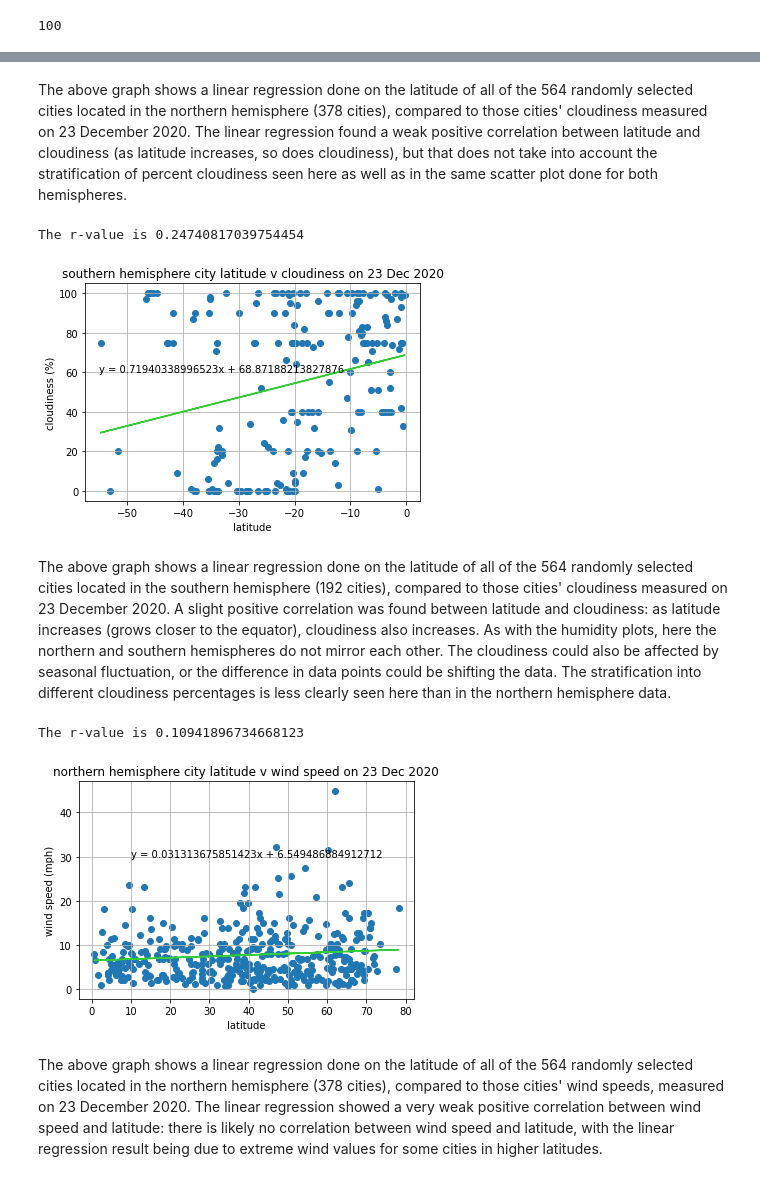
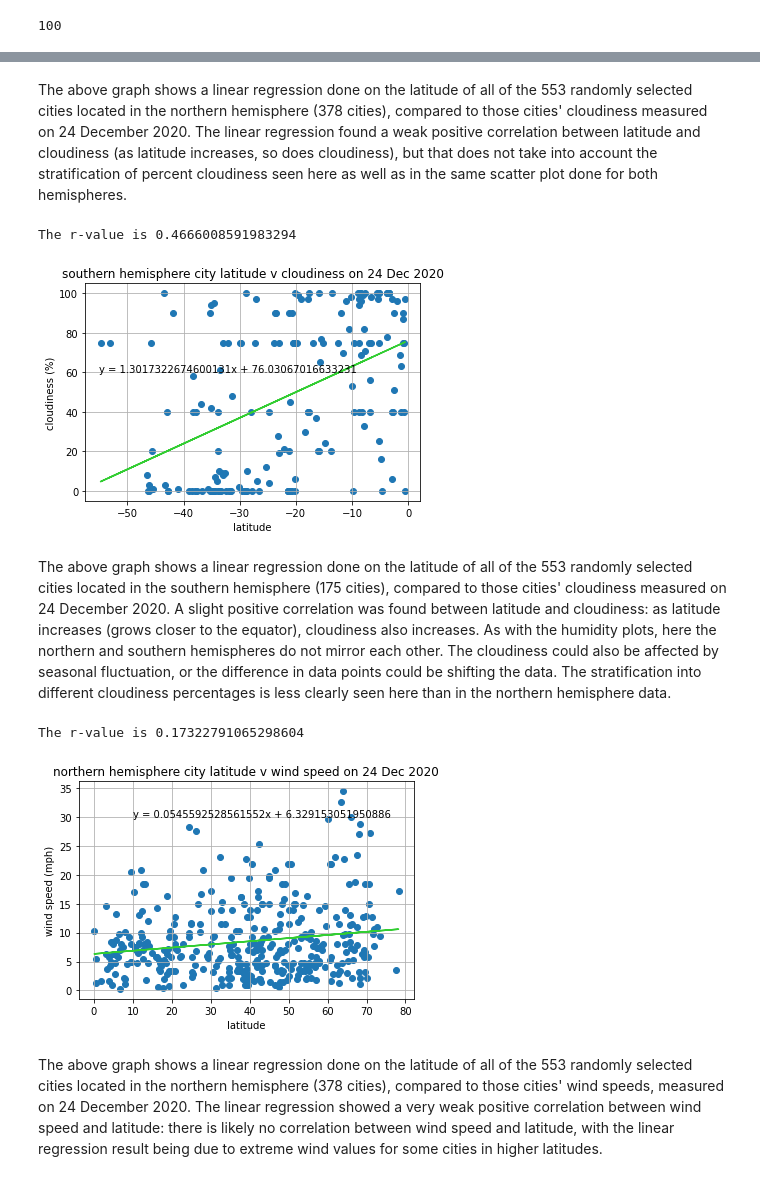
Before and after one commit to sarahDH615/python-api-challenge, a Jupyter notebook: weatherpy/weatherpy.ipynb, the cells around one changed output, grey strips where cells are left out. Saved outputs shown, nothing was run; the diff lists cells and outputs as text; code cells hidden in the pictures.

Commit message:
redid outputs, heatmap for vacationpy

```diff
--- a/weatherpy/weatherpy.ipynb
+++ b/weatherpy/weatherpy.ipynb
@@ -148,7 +144,7 @@ print(len(country_codes))
 weather_data_df = pd.DataFrame({'city_name': cities_w_data,
                                 'lat': lats_data,
                                 'long': longs_data,
-                                'temp': temps,
+                                'max_temp': temps,
                                 'cloudiness': cnesses,
                                 'humidity': hums,
                                 'wind_speed': wspeeds,
@@ -393,5 +389,5 @@ The r-value is 0.23446471939169508
 # %% [markdown]
-The above graph shows a linear regression done on the latitude of all of the 564 randomly selected cities located in the northern hemisphere (378 cities), compared to those cities' cloudiness measured on 23 December 2020. The linear regression found a weak positive correlation between latitude and cloudiness (as latitude increases, so does cloudiness), but that does not take into account the stratification of percent cloudiness seen here as well as in the same scatter plot done for both hemispheres.
+The above graph shows a linear regression done on the latitude of all of the 553 randomly selected cities located in the northern hemisphere (378 cities), compared to those cities' cloudiness measured on 24 December 2020. The linear regression found a weak positive correlation between latitude and cloudiness (as latitude increases, so does cloudiness), but that does not take into account the stratification of percent cloudiness seen here as well as in the same scatter plot done for both hemispheres.
 # %%
 #scatter for southern hemisphere cloudiness v. lat
 x_axis3b = southern_hemi_data_df['lat']
@@ -400,7 +396,7 @@ y_axis3b = southern_hemi_data_df['cloudiness']
 print(f'The r-value is {rval}')
 show_eq = f'y = {slope}x + {intercept}'
 y_linreg3b = (slope * x_axis3b) + intercept
-plt.title('southern hemisphere city latitude v cloudiness on 23 Dec 2020')
+plt.title('southern hemisphere city latitude v cloudiness on 24 Dec 2020')
 plt.xlabel('latitude')
 plt.ylabel('cloudiness (%)')
 plt.grid()
@@ -410,32 +406,32 @@ plt.annotate(show_eq, (-55, 60))
 plt.savefig('outputs/cloudLatSouth.png', bbox_inches='tight')
 plt.show()
 # %% [output]
-The r-value is 0.24740817039754454
+The r-value is 0.4666008591983294
-[figure, old version]
+[figure, new version]
 # %% [markdown]
-The above graph shows a linear regression done on the latitude of all of the 564 randomly selected cities located in the southern hemisphere (192 cities), compared to those cities' cloudiness measured on 23 December 2020. A slight positive correlation was found between latitude and cloudiness: as latitude increases (grows closer to the equator), cloudiness also increases. As with the humidity plots, here the northern and southern hemispheres do not mirror each other. The cloudiness could also be affected by seasonal fluctuation, or the difference in data points could be shifting the data. The stratification into different cloudiness percentages is less clearly seen here than in the northern hemisphere data.
+The above graph shows a linear regression done on the latitude of all of the 553 randomly selected cities located in the southern hemisphere (175 cities), compared to those cities' cloudiness measured on 24 December 2020. A slight positive correlation was found between latitude and cloudiness: as latitude increases (grows closer to the equator), cloudiness also increases. As with the humidity plots, here the northern and southern hemispheres do not mirror each other. The cloudiness could also be affected by seasonal fluctuation, or the difference in data points could be shifting the data. The stratification into different cloudiness percentages is less clearly seen here than in the northern hemisphere data.
 # %%
 #scatter for northern hemisphere wind speed v. lat
 x_axis4a = northern_hemi_data_df['lat']
 y_axis4a = northern_hemi_data_df['wind_speed']
 (slope, intercept, rval, pval, stderr) = linregress(x_axis4a, y_axis4a)
 print(f'The r-value is {rval}')
 show_eq = f'y = {slope}x + {intercept}'
 y_linreg4a = (slope * x_axis4a) + intercept
-plt.title('northern hemisphere city latitude v wind speed on 23 Dec 2020')
+plt.title('northern hemisphere city latitude v wind speed on 24 Dec 2020')
 plt.xlabel('latitude')
 plt.ylabel('wind speed (mph)')
 plt.grid()
 plt.scatter(x_axis4a, y_axis4a)
 plt.plot(x_axis4a, y_linreg4a, color='limegreen')
 plt.annotate(show_eq, (10, 30))
 plt.savefig('outputs/windLatNorth.png', bbox_inches='tight')
 plt.show()
 # %% [output]
-The r-value is 0.10941896734668123
+The r-value is 0.17322791065298604
-[figure, old version]
+[figure, new version]
 # %% [markdown]
-The above graph shows a linear regression done on the latitude of all of the 564 randomly selected cities located in the northern hemisphere (378 cities), compared to those cities' wind speeds, measured on 23 December 2020. The linear regression showed a very weak positive correlation between wind speed and latitude: there is likely no correlation between wind speed and latitude, with the linear regression result being due to extreme wind values for some cities in higher latitudes.
+The above graph shows a linear regression done on the latitude of all of the 553 randomly selected cities located in the northern hemisphere (378 cities), compared to those cities' wind speeds, measured on 24 December 2020. The linear regression showed a very weak positive correlation between wind speed and latitude: there is likely no correlation between wind speed and latitude, with the linear regression result being due to extreme wind values for some cities in higher latitudes.
 # %%
 #scatter for southern hemisphere wind speed v. lat
 x_axis4b = southern_hemi_data_df['lat']
```
Also changed, not shown: parts of 26 cells of this notebook, 13 other files.
